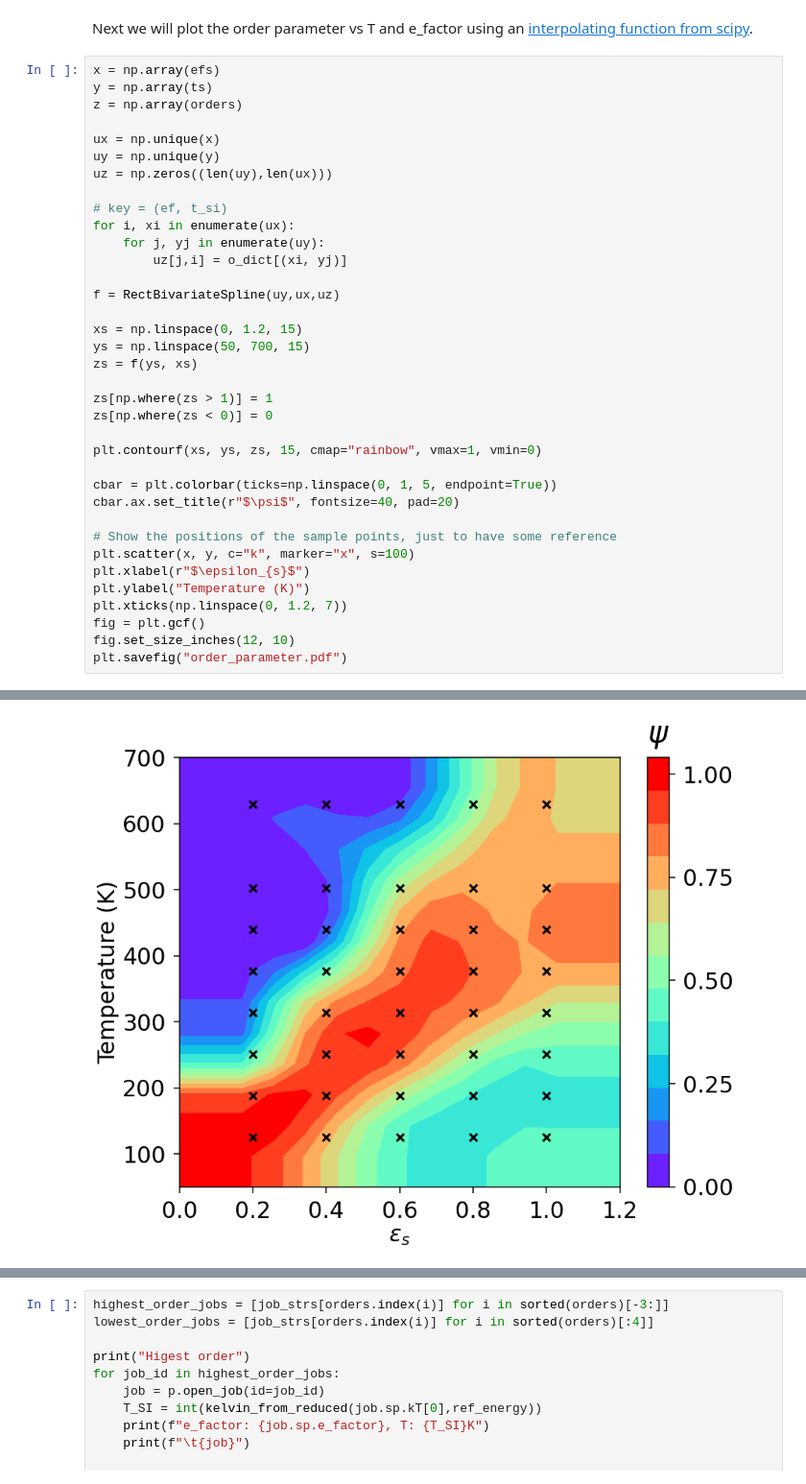
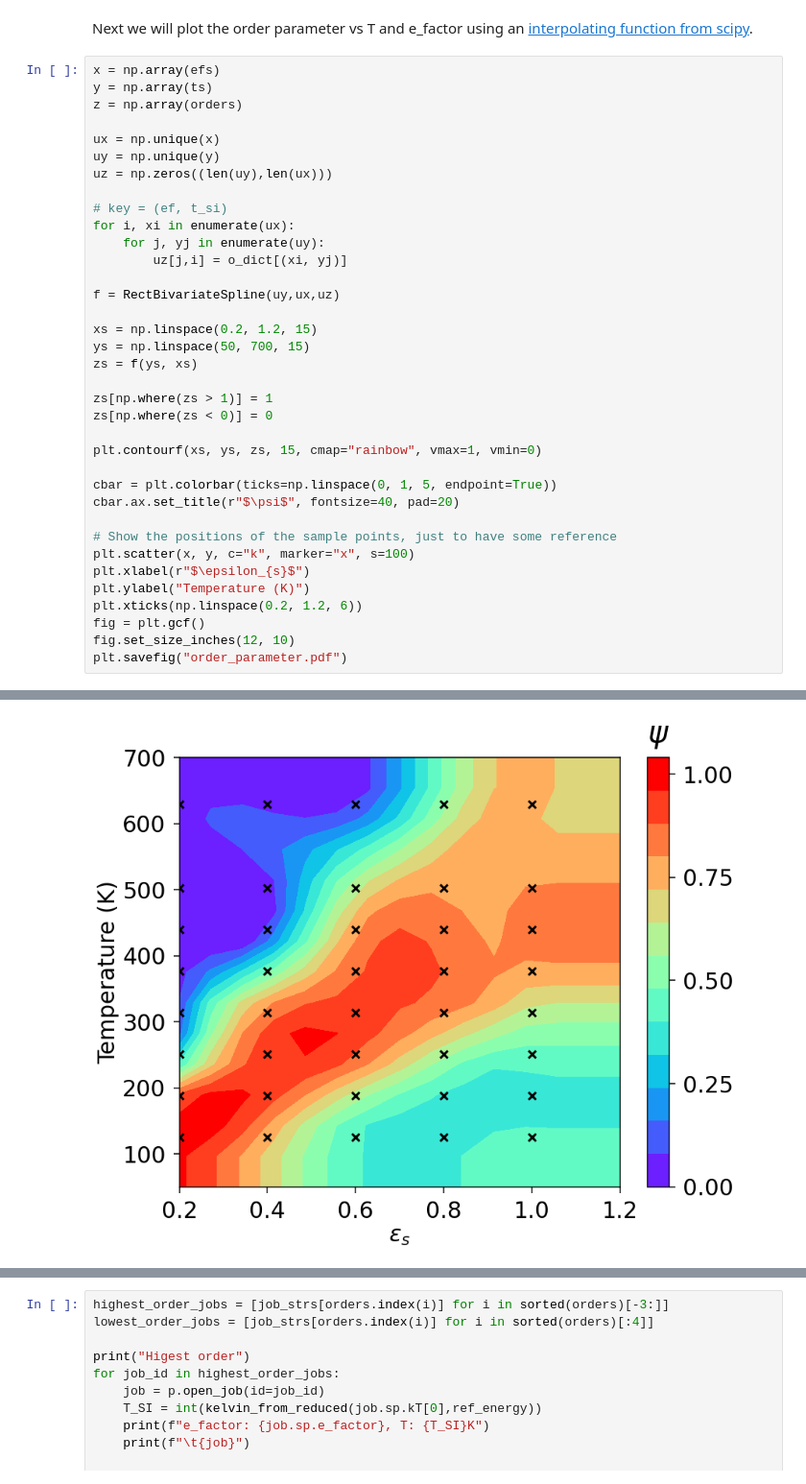
Before and after one commit to cmelab/p3ht_validation, a Jupyter notebook: Order_parameter_analysis.ipynb, the cells around one changed output, grey strips where cells are left out. Shown at 96% size. Drawn from its saved outputs; the diff is of its cells as text.

Commit message:
Update plot

```diff
--- a/Order_parameter_analysis.ipynb
+++ b/Order_parameter_analysis.ipynb
@@ -125,34 +125,34 @@ uy = np.unique(y)
 uz = np.zeros((len(uy),len(ux)))
 
 # key = (ef, t_si)
 for i, xi in enumerate(ux):
     for j, yj in enumerate(uy):
         uz[j,i] = o_dict[(xi, yj)]
 
 f = RectBivariateSpline(uy,ux,uz)
 
-xs = np.linspace(0, 1.2, 15)
+xs = np.linspace(0.2, 1.2, 15)
 ys = np.linspace(50, 700, 15)
 zs = f(ys, xs)
 
 zs[np.where(zs > 1)] = 1
 zs[np.where(zs < 0)] = 0
 
 plt.contourf(xs, ys, zs, 15, cmap="rainbow", vmax=1, vmin=0)
 
 cbar = plt.colorbar(ticks=np.linspace(0, 1, 5, endpoint=True))
 cbar.ax.set_title(r"$\psi$", fontsize=40, pad=20)
 
 # Show the positions of the sample points, just to have some reference
 plt.scatter(x, y, c="k", marker="x", s=100)
 plt.xlabel(r"$\epsilon_{s}$")
 plt.ylabel("Temperature (K)")
-plt.xticks(np.linspace(0, 1.2, 7))
+plt.xticks(np.linspace(0.2, 1.2, 6))
 fig = plt.gcf()
 fig.set_size_inches(12, 10)
 plt.savefig("order_parameter.pdf")
 # %% [output]
 findfont: Font family ['cursive'] not found. Falling back to DejaVu Sans.
 findfont: Generic family 'cursive' not found because none of the following families were found: Apple Chancery, Textile, Zapf Chancery, Sand, Script MT, Felipa, Comic Neue, Comic Sans MS, cursive
-[figure, old version]
+[figure, new version]
 # %% [markdown]
```
Also changed, not shown: parts of 3 cells of this notebook.
